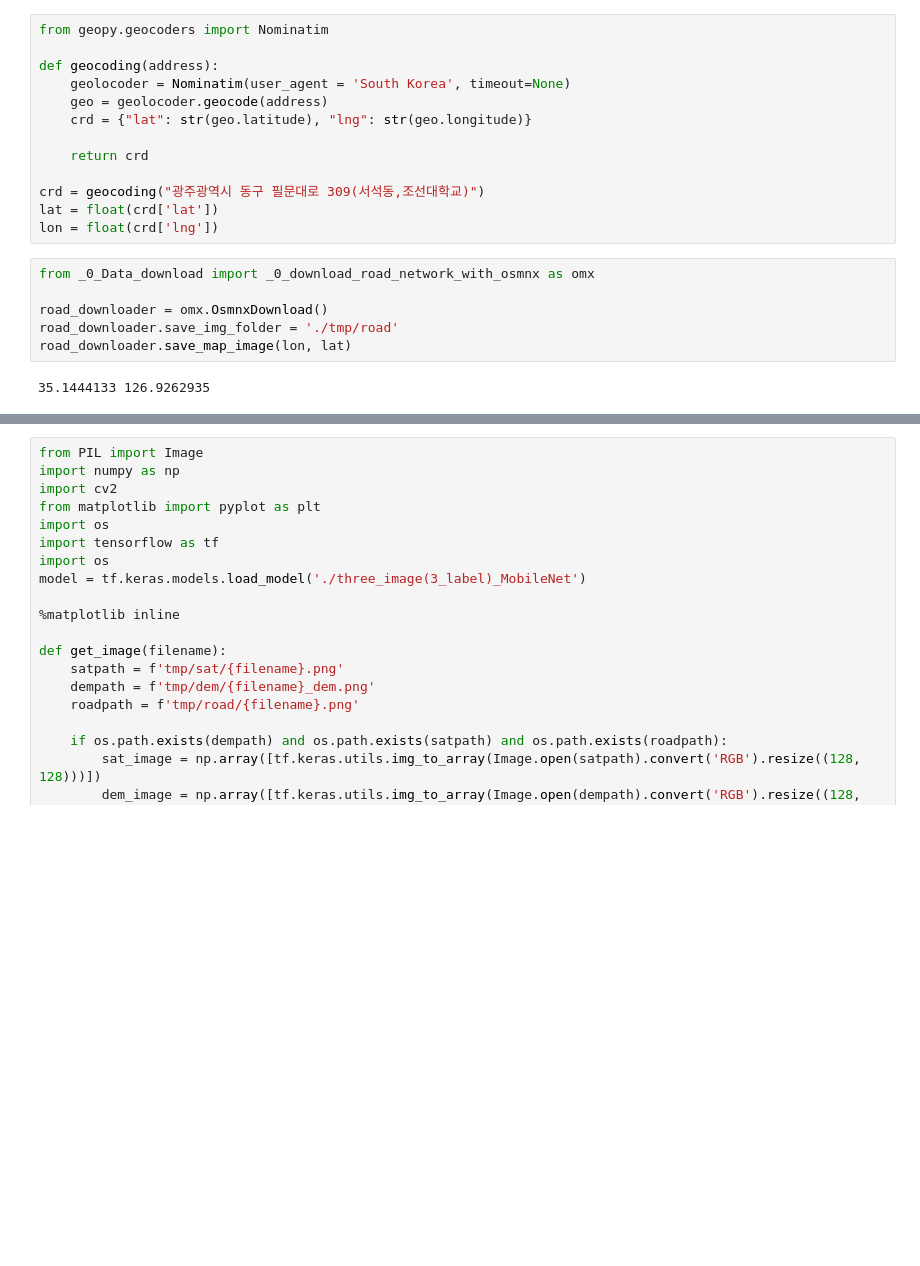
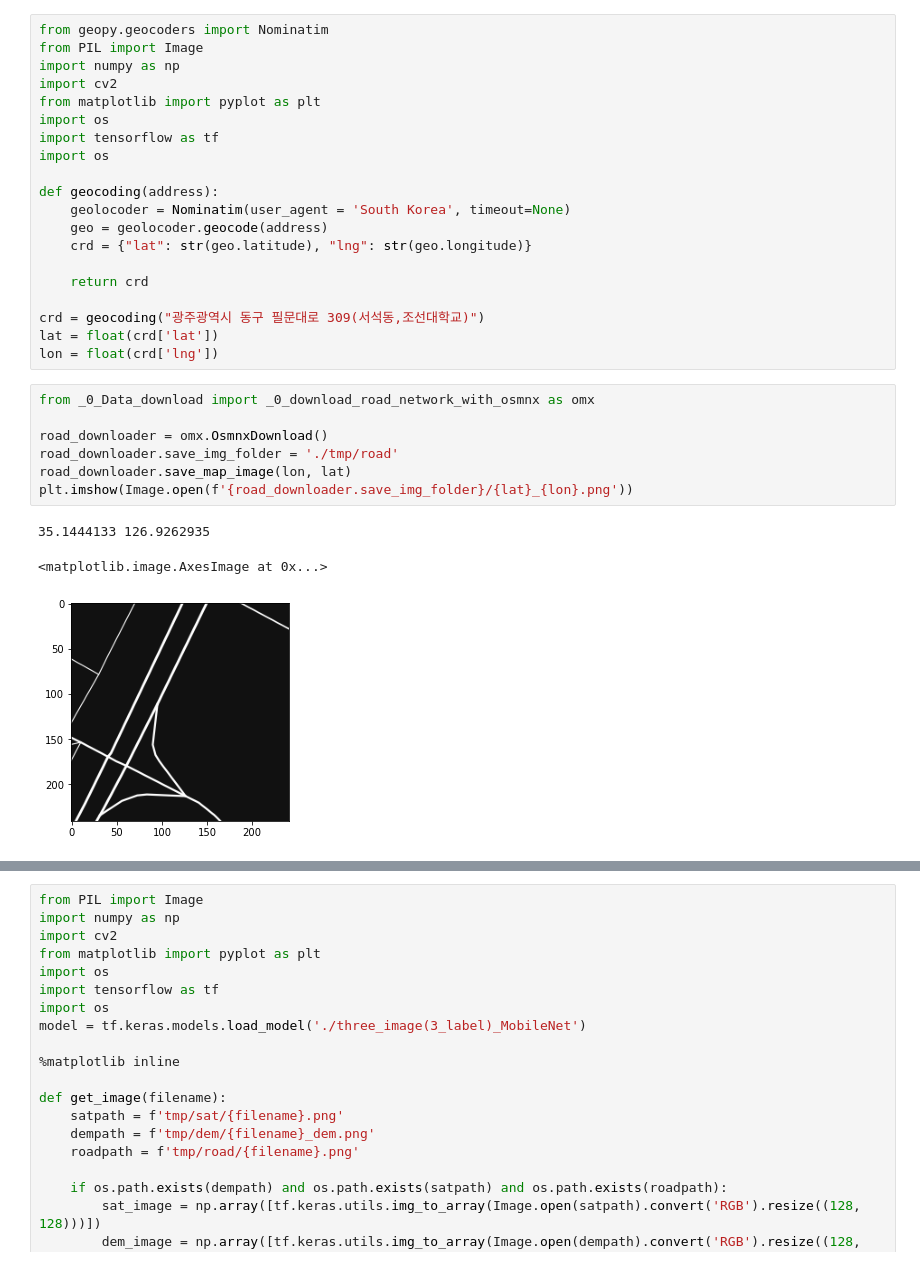
Before and after one commit to Nor-s/road-accident-CNN, a Jupyter notebook: Demo2.ipynb, the cells around one changed output, grey strips where cells are left out. Cells and saved outputs as stored; diff of their text form; blank space fills up the shorter version.

```diff
--- a/Demo2.ipynb
+++ b/Demo2.ipynb
@@ -1,5 +1,12 @@
 # %%
 from geopy.geocoders import Nominatim
+from PIL import Image
+import numpy as np
+import cv2
+from matplotlib import pyplot as plt
+import os
+import tensorflow as tf
+import os
 
 def geocoding(address):
     geolocoder = Nominatim(user_agent = 'South Korea', timeout=None)
@@ -14,11 +21,14 @@ lon = float(crd['lng'])
 # %%
 from _0_Data_download import _0_download_road_network_with_osmnx as omx
 
 road_downloader = omx.OsmnxDownload()
 road_downloader.save_img_folder = './tmp/road'
 road_downloader.save_map_image(lon, lat)
+plt.imshow(Image.open(f'{road_downloader.save_img_folder}/{lat}_{lon}.png'))
 # %% [output]
 35.1444133 126.9262935
+<matplotlib.image.AxesImage at 0x...>
+[figure, added]
 # %%
 from _0_Data_download import _1_download_sat_with_folium as fol
 
```
Also changed, not shown: parts of 3 cells of this notebook.
